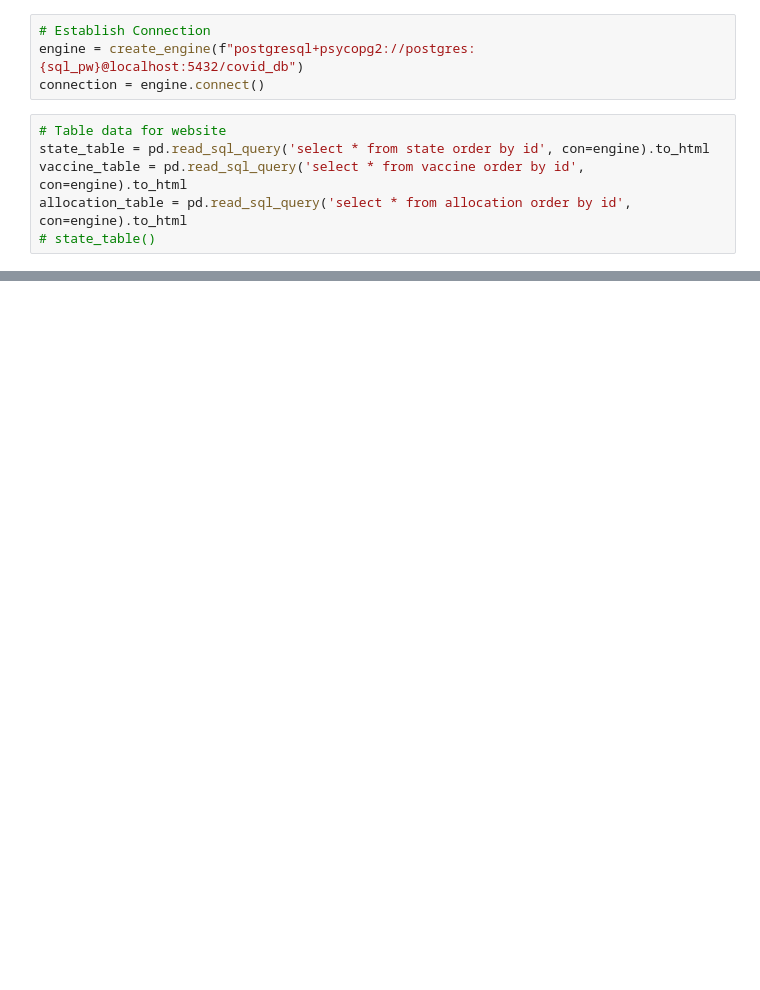
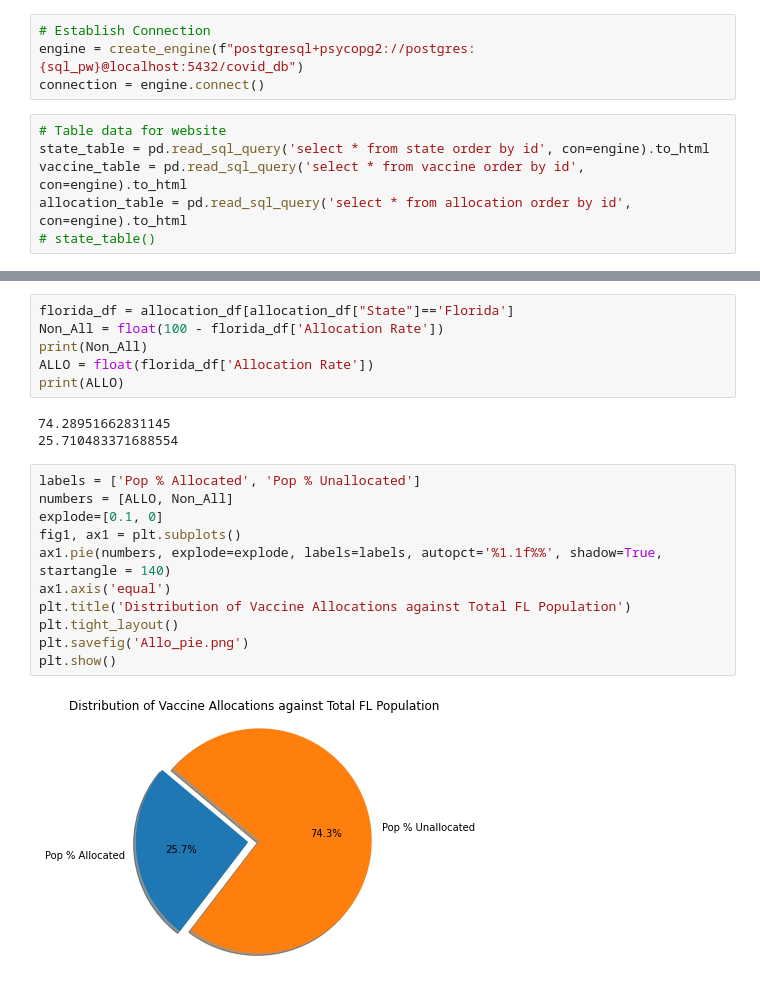
Before and after one commit to millerbrook/ETL-Project, a Jupyter notebook: Analysis_Christina.ipynb, the cells around one changed output, grey strips where cells are left out. Drawn from its saved outputs; the diff is of its cells as text; blank space fills up the shorter version.

```diff
--- a/Analysis_Christina.ipynb
+++ b/Analysis_Christina.ipynb
@@ -43,0 +57,22 @@ allocation_df.head()
+# %%
+florida_df = allocation_df[allocation_df["State"]=='Florida']
+Non_All = float(100 - florida_df['Allocation Rate'])
+print(Non_All)
+ALLO = float(florida_df['Allocation Rate'])
+print(ALLO)
+# %% [output]
+74.28951662831145
+25.710483371688554
+# %%
+labels = ['Pop % Allocated', 'Pop % Unallocated']
+numbers = [ALLO, Non_All]
+explode=[0.1, 0]
+fig1, ax1 = plt.subplots()
+ax1.pie(numbers, explode=explode, labels=labels, autopct='%1.1f%%', shadow=True, startangle = 140)
+ax1.axis('equal')
+plt.title('Distribution of Vaccine Allocations against Total FL Population')
+plt.tight_layout()
+plt.savefig('Allo_pie.png')
+plt.show()
+# %% [output]
+[figure, added]
```
Also changed, not shown: parts of 3 cells of this notebook.
